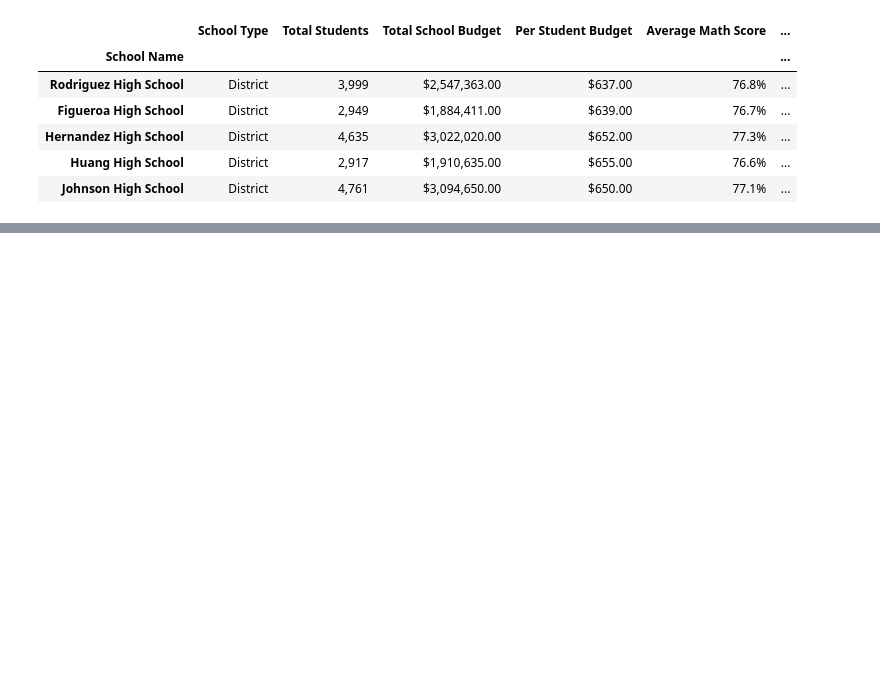
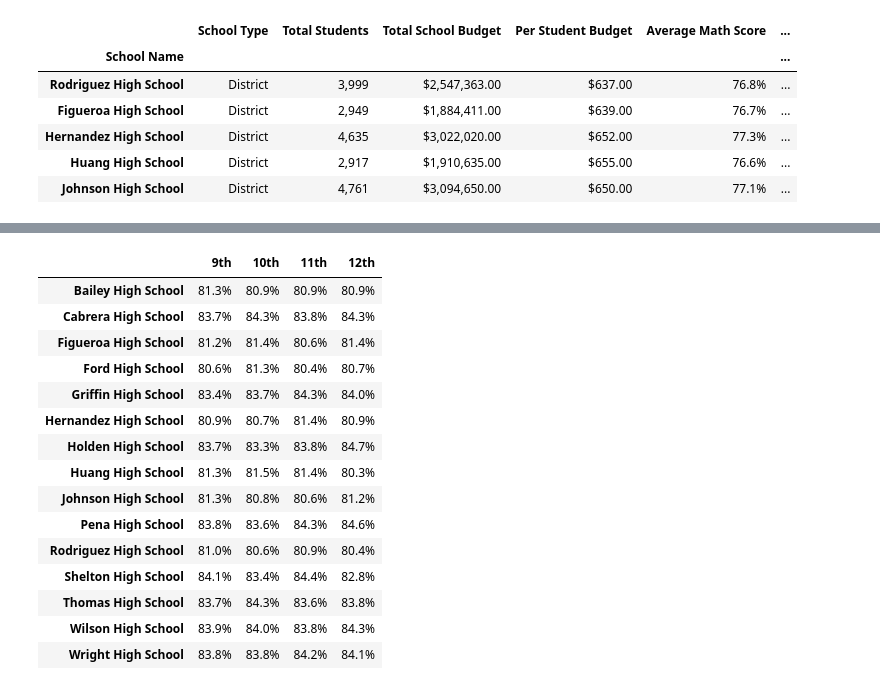
Before and after one commit to Ry-Avery/School_District_Analysis, a Jupyter notebook: PyCitySchools.ipynb, the cells around one changed output, grey strips where cells are left out. Drawn from its saved outputs; the diff is of its cells as text; code cells hidden in the pictures; blank space fills up the shorter version.

```diff
--- a/PyCitySchools.ipynb
+++ b/PyCitySchools.ipynb
@@ -370,0 +391,6 @@ bottom_schools_df.head()
+# %%
+# Creating a Series, averaging 'reading_score' column and grouping results by the 'school_name' column in each grader_df
+ninth_grader_reading_scores_s=ninth_grader_df.groupby(['school_name']).mean()['reading_score']
+tenth_grader_reading_scores_s=tenth_grader_df.groupby(['school_name']).mean()['reading_score']
+eleventh_grader_reading_scores_s=eleventh_grader_df.groupby(['school_name']).mean()['reading_score']
+twelfth_grader_reading_scores_s=twelfth_grader_df.groupby(['school_name']).mean()['reading_score']
@@ -370,0 +413,8 @@ bottom_schools_df.head()
+# %%
+# Creating a DataFrame that contains all of the grader_reading_scores_s
+reading_scores_by_grade_df=pd.DataFrame({
+    '9th':ninth_grader_reading_scores_s,
+    '10th':tenth_grader_reading_scores_s,
+    '11th':eleventh_grader_reading_scores_s,
+    '12th':twelfth_grader_reading_scores_s})
+reading_scores_by_grade_df.head()
@@ -370,0 +454,25 @@ bottom_schools_df.head()
+# %%
+# Formatting reading_scores_by_grade_df
+reading_scores_by_grade_df['9th']=reading_scores_by_grade_df['9th'].map('{:.1f}%'.format)
+reading_scores_by_grade_df['10th']=reading_scores_by_grade_df['10th'].map('{:.1f}%'.format)
+reading_scores_by_grade_df['11th']=reading_scores_by_grade_df['11th'].map('{:.1f}%'.format)
+reading_scores_by_grade_df['12th']=reading_scores_by_grade_df['12th'].map('{:.1f}%'.format)
+reading_scores_by_grade_df.index.name=None
+reading_scores_by_grade_df
+# %% [output]
+|  | 9th | 10th | 11th | 12th |
+| Bailey High School | 81.3% | 80.9% | 80.9% | 80.9% |
+| Cabrera High School | 83.7% | 84.3% | 83.8% | 84.3% |
+| Figueroa High School | 81.2% | 81.4% | 80.6% | 81.4% |
+| Ford High School | 80.6% | 81.3% | 80.4% | 80.7% |
+| Griffin High School | 83.4% | 83.7% | 84.3% | 84.0% |
+| Hernandez High School | 80.9% | 80.7% | 81.4% | 80.9% |
+| Holden High School | 83.7% | 83.3% | 83.8% | 84.7% |
+| Huang High School | 81.3% | 81.5% | 81.4% | 80.3% |
+| Johnson High School | 81.3% | 80.8% | 80.6% | 81.2% |
+| Pena High School | 83.8% | 83.6% | 84.3% | 84.6% |
+| Rodriguez High School | 81.0% | 80.6% | 80.9% | 80.4% |
+| Shelton High School | 84.1% | 83.4% | 84.4% | 82.8% |
+| Thomas High School | 83.7% | 84.3% | 83.6% | 83.8% |
+| Wilson High School | 83.9% | 84.0% | 83.8% | 84.3% |
+| Wright High School | 83.8% | 83.8% | 84.2% | 84.1% |
```
Also changed, not shown: parts of 5 cells of this notebook.
